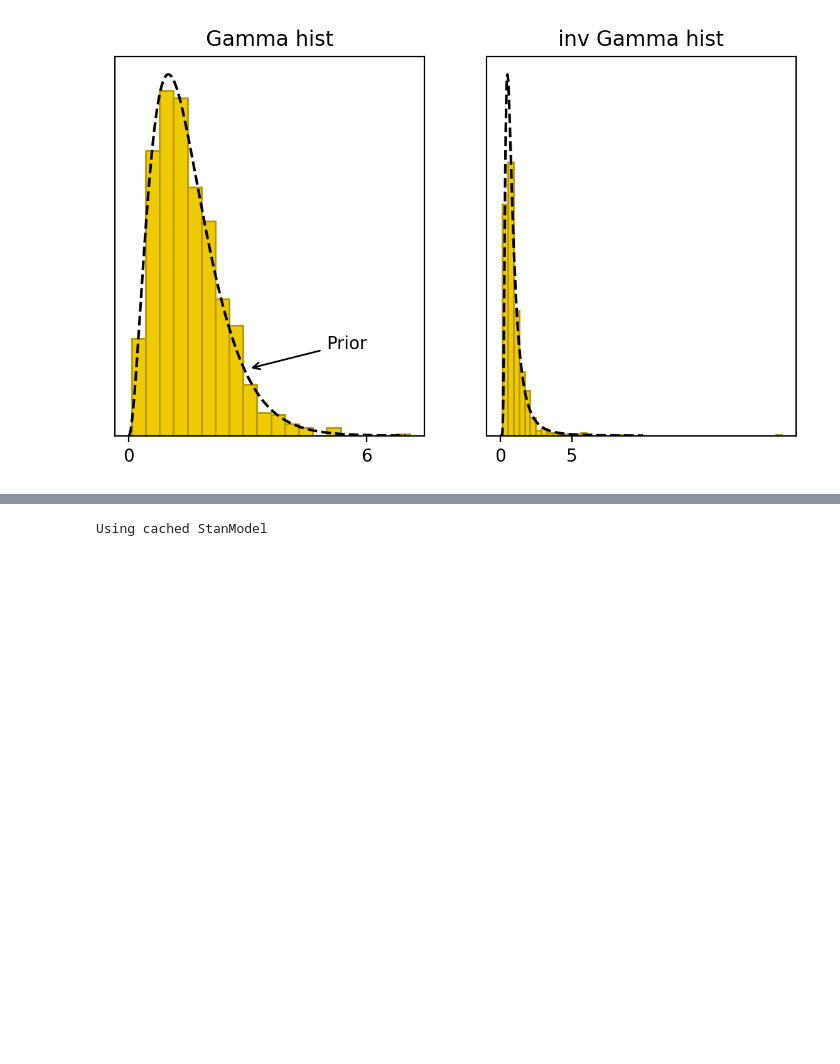
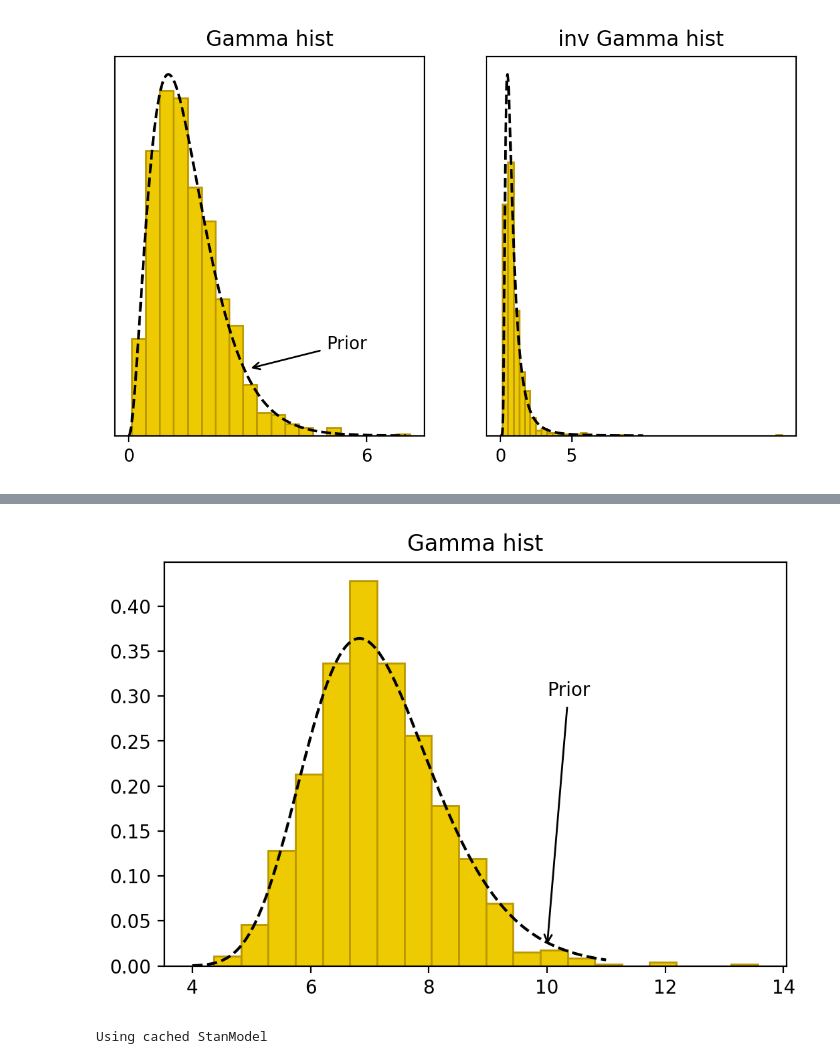
Before and after one commit to MarcinGuziorHombre/Data-Analytics, a Jupyter notebook: lab3/lab3.ipynb, the cells around one changed output, grey strips where cells are left out. Drawn from its saved outputs; the diff is of its cells as text; code cells hidden in the pictures; blank space fills up the shorter version.

```diff
--- a/lab3/lab3.ipynb
+++ b/lab3/lab3.ipynb
@@ -172,0 +164,56 @@ Using cached StanModel
+# %%
+# Inv gamma
+
+inv_data = {
+    "lowerBound" :5,
+    "upperBound" :10,
+    "alphaGuess":15,
+    "betaGuess":92
+}
+
+inv_gamma_tunned_model, inv_gamma_tunned_fit =  fit_model(model_path ='stan_model/inv_gamma_tune.stan',
+                       data = inv_data,
+                       i=1000,
+                       warmup=0,
+                       chains=1,
+                       seed = 1052020)
+
+alpha = np.round(inv_gamma_tunned_fit.extract()['alpha'][0])
+beta = np.round(inv_gamma_tunned_fit.extract()['beta'][0])
+
+
+
+sim = gamma_model.sampling(data={'alpha': alpha, 'beta': beta},
+                          algorithm="Fixed_param",
+                          iter=1000,
+                          warmup=0,
+                          chains=1,
+                          seed=25052020)
+
+
+
+
+params=sim.extract()
+inv_gamma=params['inv_gamma']
+
+plt.hist(inv_gamma,
+         bins=20,
+         color=colors["dark"],
+         edgecolor=colors["dark_highlight"],
+         density=True)
+
+x=np.linspace(4,11,500)
+
+plt.plot(x,
+         stats.invgamma.pdf(x,a=alpha,scale=beta),
+         color="black",
+         linestyle='--')
+plt.title(r'Gamma hist')
+
+plt.annotate('Prior',
+             xy=(10,0.02),
+             xytext=(10,0.30),
+             arrowprops={'arrowstyle':'->'})
+
+plt.show()
+# %% [output]
@@ -173 +221,2 @@ Using cached StanModel
+[figure, added]
 # %%
```
Also changed, not shown: parts of 7 cells of this notebook, 4 other files.
